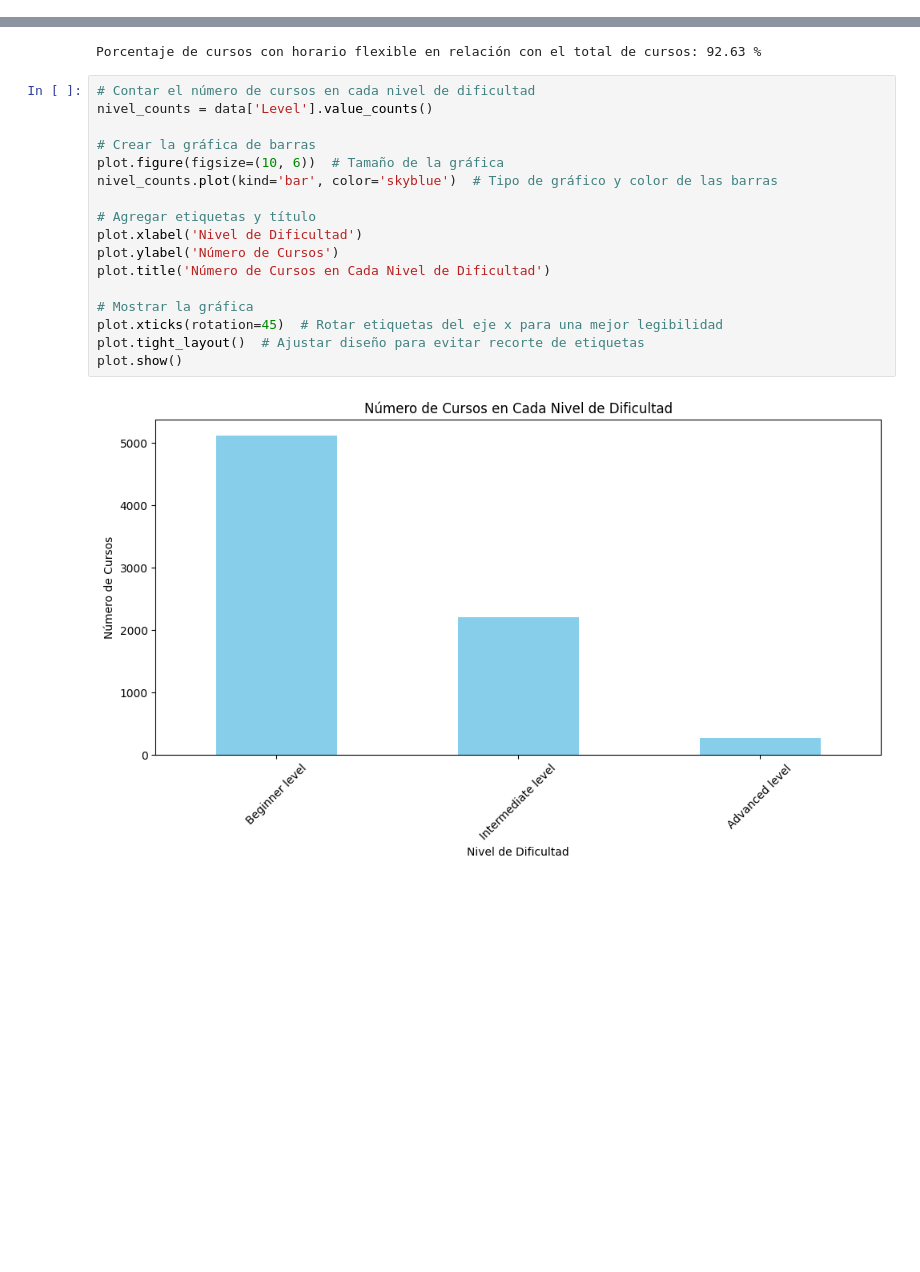
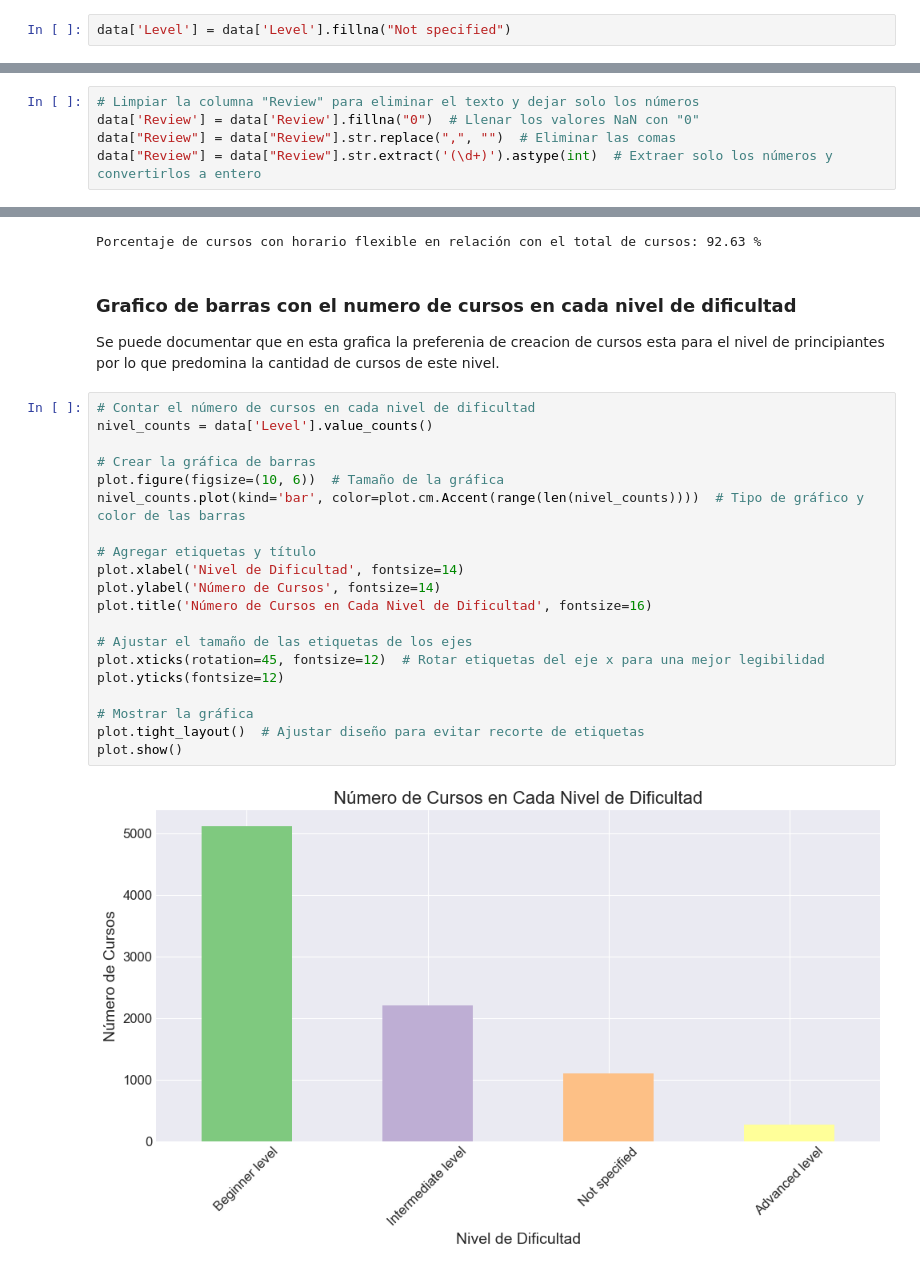
Before and after one commit to LuisBarrera23/SS2Practica2_202010223, a Jupyter notebook: main.ipynb, the cells around one changed output, grey strips where cells are left out. Saved outputs shown, nothing was run; the diff lists cells and outputs as text; blank space fills up the shorter version.

```diff
--- a/main.ipynb
+++ b/main.ipynb
@@ -24,0 +57,2 @@ data['Rating'] = data['Rating'].fillna(0)
+# %%
+data['Level'] = data['Level'].fillna("Not specified")
@@ -24,0 +69,5 @@ data['Rating'] = data['Rating'].fillna(0)
+# %%
+# Limpiar la columna "Review" para eliminar el texto y dejar solo los números
+data['Review'] = data['Review'].fillna("0")  # Llenar los valores NaN con "0"
+data["Review"] = data["Review"].str.replace(",", "")  # Eliminar las comas
+data["Review"] = data["Review"].str.extract('(\d+)').astype(int)  # Extraer solo los números y convertirlos a entero
@@ -99,22 +219,28 @@ porcentaje_redondeado = round(porcentaje, 2)
 print("Porcentaje de cursos con horario flexible en relación con el total de cursos:", porcentaje_redondeado, "%")
 # %% [output]
 Porcentaje de cursos con horario flexible en relación con el total de cursos: 92.63 %
+# %% [markdown]
+### Grafico de barras con el numero de cursos en cada nivel de dificultad
+Se puede documentar que en esta grafica la preferenia de creacion de cursos esta para el nivel de principiantes por lo que predomina la cantidad de cursos de este nivel.
 # %%
 # Contar el número de cursos en cada nivel de dificultad
 nivel_counts = data['Level'].value_counts()
 
 # Crear la gráfica de barras
 plot.figure(figsize=(10, 6))  # Tamaño de la gráfica
-nivel_counts.plot(kind='bar', color='skyblue')  # Tipo de gráfico y color de las barras
+nivel_counts.plot(kind='bar', color=plot.cm.Accent(range(len(nivel_counts))))  # Tipo de gráfico y color de las barras
 
 # Agregar etiquetas y título
-plot.xlabel('Nivel de Dificultad')
-plot.ylabel('Número de Cursos')
-plot.title('Número de Cursos en Cada Nivel de Dificultad')
+plot.xlabel('Nivel de Dificultad', fontsize=14)
+plot.ylabel('Número de Cursos', fontsize=14)
+plot.title('Número de Cursos en Cada Nivel de Dificultad', fontsize=16)
+
+# Ajustar el tamaño de las etiquetas de los ejes
+plot.xticks(rotation=45, fontsize=12)  # Rotar etiquetas del eje x para una mejor legibilidad
+plot.yticks(fontsize=12)
 
 # Mostrar la gráfica
-plot.xticks(rotation=45)  # Rotar etiquetas del eje x para una mejor legibilidad
 plot.tight_layout()  # Ajustar diseño para evitar recorte de etiquetas
 plot.show()
 # %% [output]
-[figure, old version]
+[figure, new version]
```
Also changed, not shown: parts of 26 cells of this notebook.
